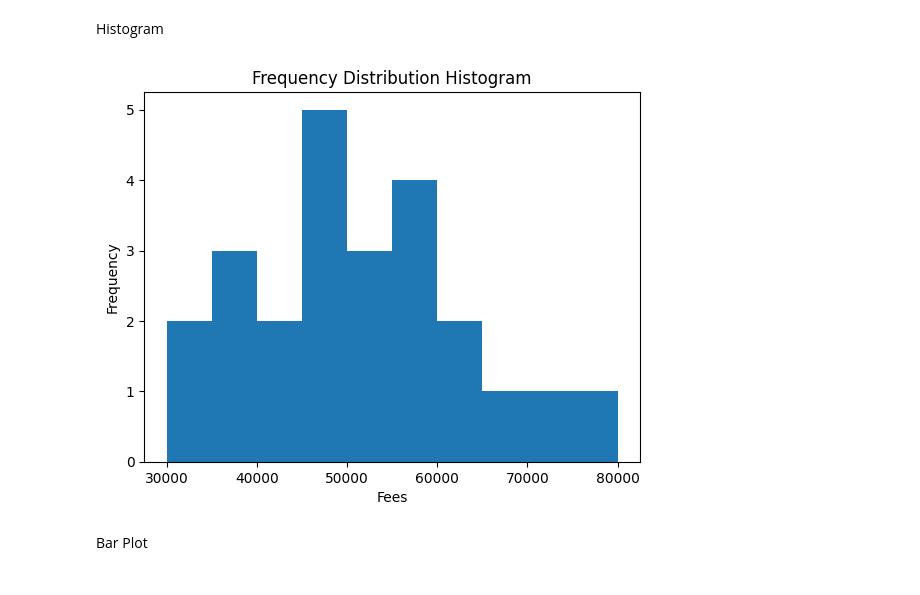
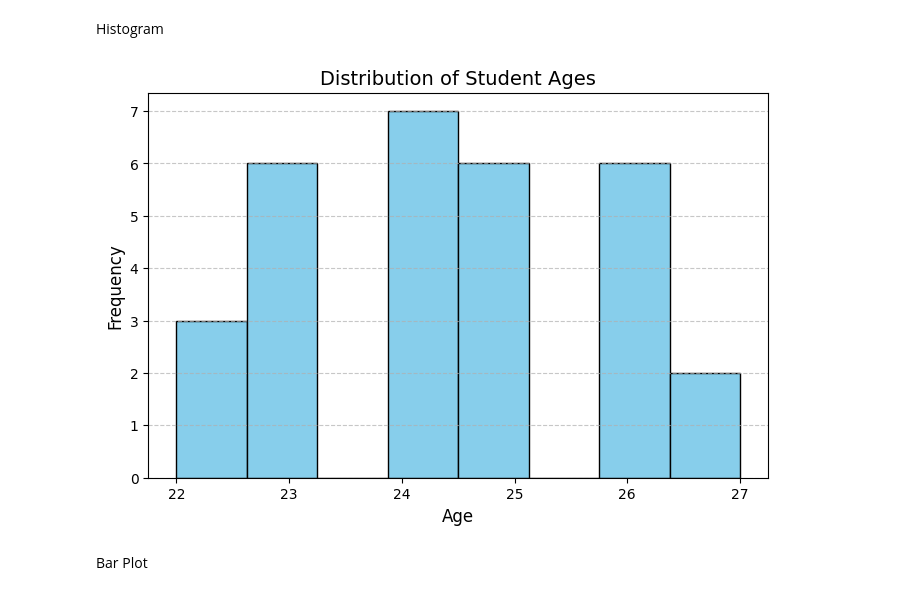
Before and after one commit to yashjain15357/Foundation-of-Data-Science-Practical, a Jupyter notebook: exp4.ipynb, the cells around one changed output. Cells and saved outputs as stored; diff of their text form; code cells hidden in the pictures.

```diff
--- a/exp4.ipynb
+++ b/exp4.ipynb
@@ -16,12 +19,15 @@ df = students # dataframe variable
 # %% [markdown]
 Histogram
-# %%
-plt.hist(df['Fee'],bins=10)
-plt.xlabel("Fees")
-plt.ylabel("Frequency")
-plt.title("Frequency Distribution Histogram")
-plt.show()
-# %% [output]
-[figure, removed]
+# %%
+# Plot a histogram for the 'Age' column with a custom color
+plt.figure(figsize=(8, 5))
+plt.hist(student_df['Age'], bins=8, color='skyblue', edgecolor='black')
+plt.title('Distribution of Student Ages', fontsize=14)
+plt.xlabel('Age', fontsize=12)
+plt.ylabel('Frequency', fontsize=12)
+plt.grid(axis='y', linestyle='--', alpha=0.7)
+plt.show()
+# %% [output]
+[figure, added]
 # %% [markdown]
 Bar Plot
```
Also changed, not shown: parts of 11 cells of this notebook.
